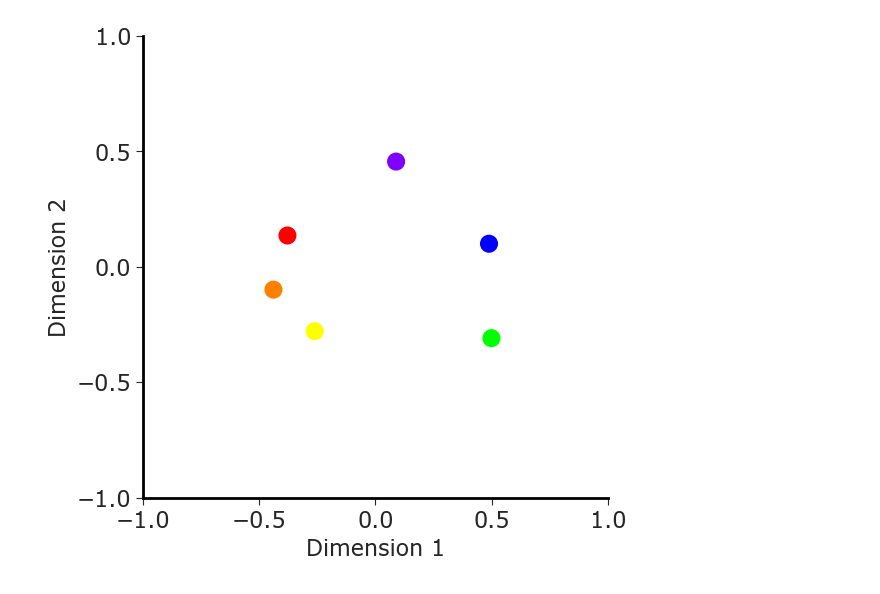
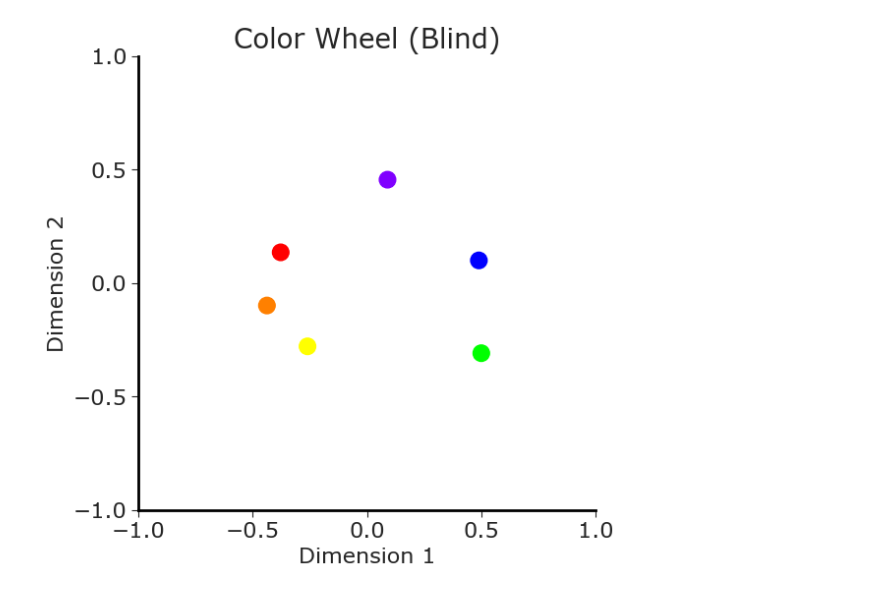
Before and after one commit to BottiniLab/col-emo-association, a Jupyter notebook: code/figure6.ipynb, the cells around one changed output. Cells and saved outputs as stored; diff of their text form; code cells hidden in the pictures.

```diff
--- a/code/figure6.ipynb
+++ b/code/figure6.ipynb
@@ -31,15 +33,16 @@ plt.style.use('./module_behavioral/figures.style')
 # %%
 ## Figure 6A.
 fig, ax = plt.subplots(figsize=(6, 6))
 ax.scatter(color_embedding_blind[:, 0], color_embedding_blind[:, 1], c=d.color_values)
 ax.set_xlim([-1, 1])
 ax.set_ylim([-1, 1])
 ax.set_xlabel('Dimension 1')
 ax.set_ylabel('Dimension 2')
 plt.locator_params(nbins=4)
-plt.savefig('../figures/6A.svg', dpi=600,bbox_inches='tight')
+ax.set_title('Color Wheel (Blind)')
+plt.savefig('../figures/6A.svg', dpi=600,bbox_inches='tight',facecolor='white')
 # %% [output]
-[figure, old version]
+[figure, new version]
 # %%
 # FIG 6B
 v = kendalltau(d.average_emotion_color_ranking_matrix, d2.average_emotion_color_ranking_matrix)
```
Also changed, not shown: parts of 4 cells of this notebook, 31 other files.
